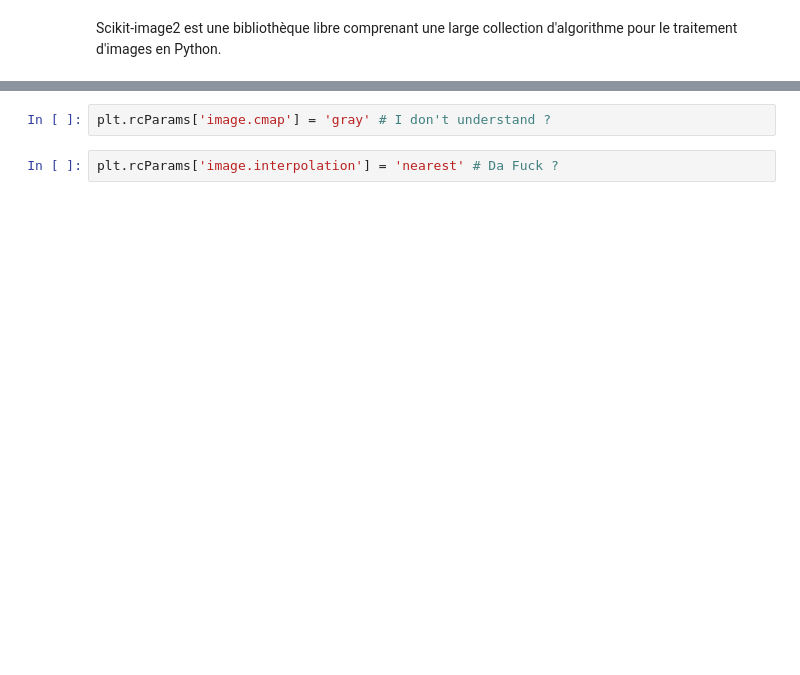
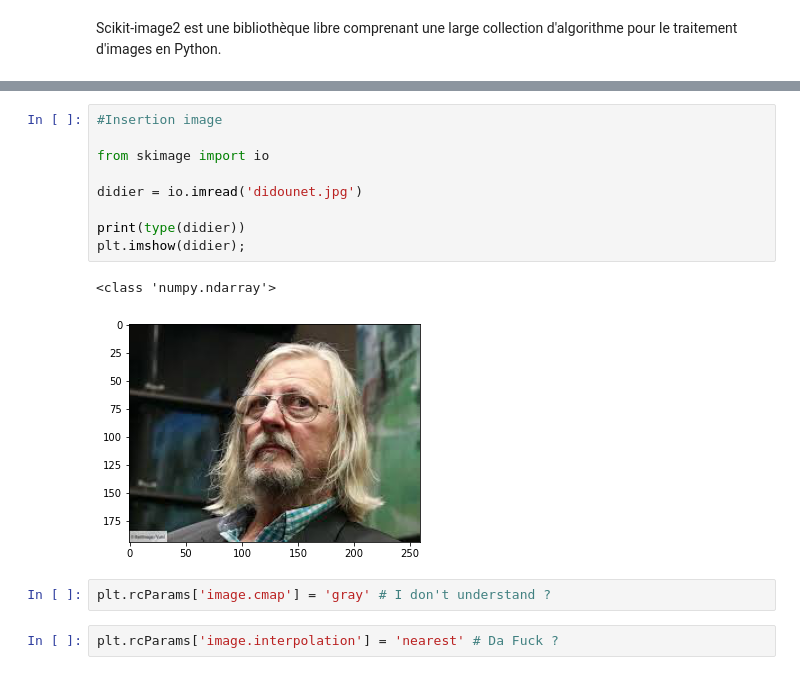
Before and after one commit to ragouradja/Projet_Python, a Jupyter notebook: Hippo.ipynb, the cells around one changed output, grey strips where cells are left out. Saved outputs shown, nothing was run; the diff lists cells and outputs as text; blank space fills up the shorter version.

```diff
--- a/Hippo.ipynb
+++ b/Hippo.ipynb
@@ -13,3 +13,15 @@ plt.imshow(random_image, cmap='gray', interpolation='nearest');
+# %%
+#Insertion image
+
+from skimage import io
+
+didier = io.imread('didounet.jpg')
+
+print(type(didier))
+plt.imshow(didier);
+# %% [output]
+<class 'numpy.ndarray'>
+[figure, added]
 # %%
 plt.rcParams['image.cmap'] = 'gray' # I don't understand ?
 # %%
```
Also changed, not shown: parts of 19 cells of this notebook.
